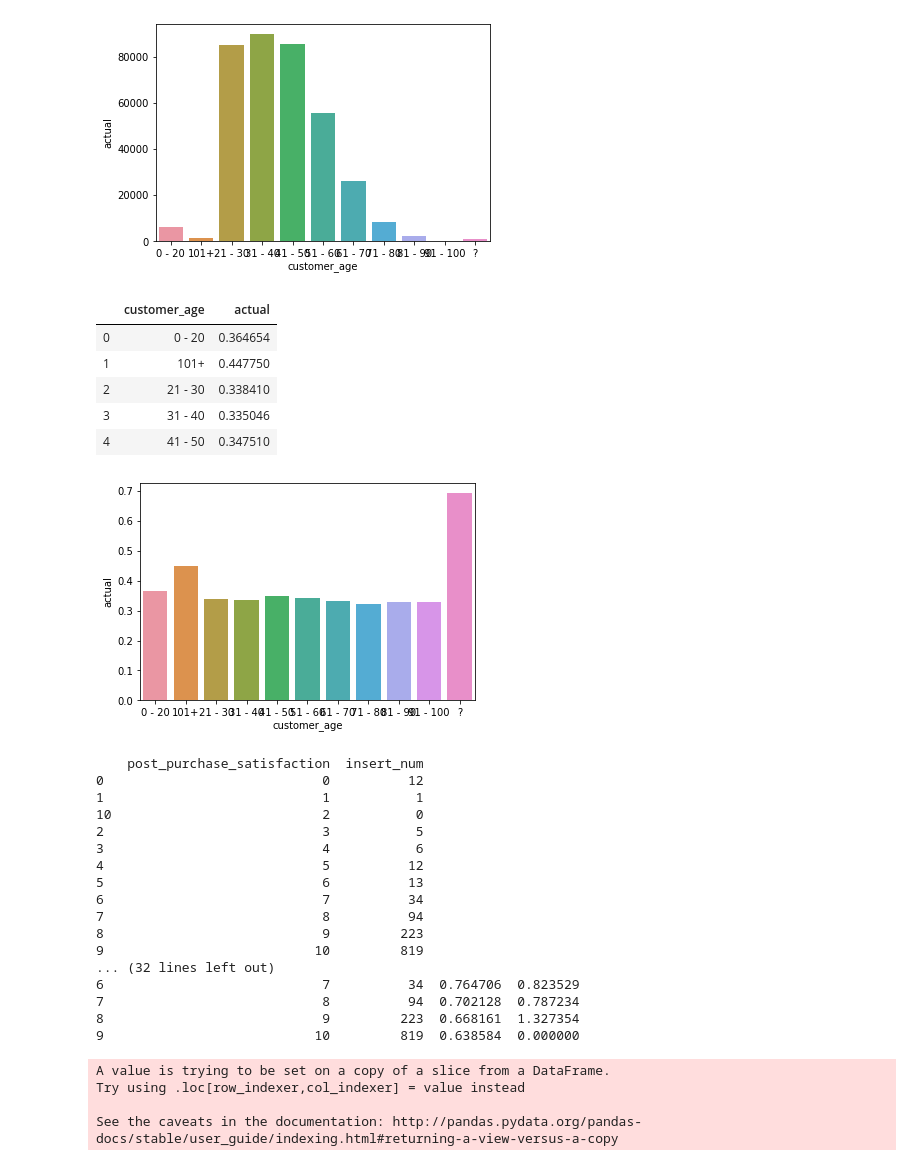
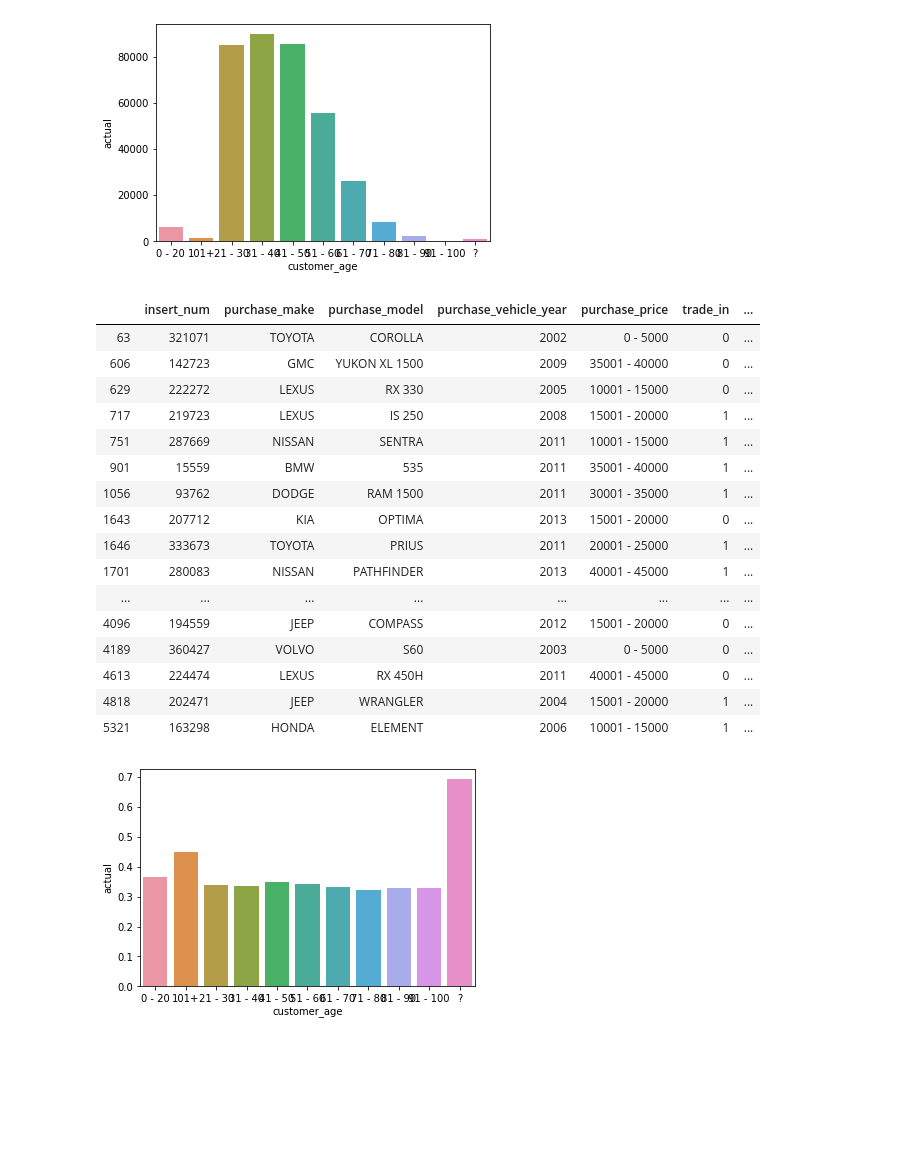
Before and after one commit to Natedogg373/CarMax_Analytics, a Jupyter notebook: EDA.ipynb, the cells around one changed output. Drawn from its saved outputs; the diff is of its cells as text; code cells hidden in the pictures; blank space fills up the shorter version.

```diff
--- a/EDA.ipynb
+++ b/EDA.ipynb
@@ -135,54 +175,28 @@ sns.barplot(x='customer_age', y='actual', data=age_counts)
 # %%
 age_buckets = data.groupby('customer_age')['actual'].mean().to_frame().reset_index()
 sns.barplot(x='customer_age', y='actual', data=age_buckets)
 #interesting that 101+ stands out as a higher liklihood to be a repeat
 age_buckets.head()
+len(data['customer_age'])-len(data[data['customer_age'] != '?'])
+#data[data['customer_age'] == '?'].head(25)
+
+data[data['customer_age'] == '101+'].head(25)
 # %% [output]
-|  | customer_age | actual |
-| 0 | 0 - 20 | 0.364654 |
-| 1 | 101+ | 0.447750 |
-| 2 | 21 - 30 | 0.338410 |
-| 3 | 31 - 40 | 0.335046 |
-| 4 | 41 - 50 | 0.347510 |
+|  | insert_num | purchase_make | purchase_model | purchase_vehicle_year | purchase_price | trade_in | ... |
+| 63 | 321071 | TOYOTA | COROLLA | 2002 | 0 - 5000 | 0 | ... |
+| 606 | 142723 | GMC | YUKON XL 1500 | 2009 | 35001 - 40000 | 0 | ... |
+| 629 | 222272 | LEXUS | RX 330 | 2005 | 10001 - 15000 | 0 | ... |
+| 717 | 219723 | LEXUS | IS 250 | 2008 | 15001 - 20000 | 1 | ... |
+| 751 | 287669 | NISSAN | SENTRA | 2011 | 10001 - 15000 | 1 | ... |
+| 901 | 15559 | BMW | 535 | 2011 | 35001 - 40000 | 1 | ... |
+| 1056 | 93762 | DODGE | RAM 1500 | 2011 | 30001 - 35000 | 1 | ... |
+| 1643 | 207712 | KIA | OPTIMA | 2013 | 15001 - 20000 | 0 | ... |
+| 1646 | 333673 | TOYOTA | PRIUS | 2011 | 20001 - 25000 | 1 | ... |
+| 1701 | 280083 | NISSAN | PATHFINDER | 2013 | 40001 - 45000 | 1 | ... |
+| ... | ... | ... | ... | ... | ... | ... | ... |
+| 4096 | 194559 | JEEP | COMPASS | 2012 | 15001 - 20000 | 0 | ... |
+| 4189 | 360427 | VOLVO | S60 | 2003 | 0 - 5000 | 0 | ... |
+| 4613 | 224474 | LEXUS | RX 450H | 2011 | 40001 - 45000 | 0 | ... |
+| 4818 | 202471 | JEEP | WRANGLER | 2004 | 15001 - 20000 | 1 | ... |
+| 5321 | 163298 | HONDA | ELEMENT | 2006 | 10001 - 15000 | 1 | ... |
 [figure]
-# %%
-data_2 = data.loc[data['post_purchase_satisfaction'] != '?']
-data_2['post_purchase_satisfaction'] = pd.to_numeric(data_2['post_purchase_satisfaction'])
-prefs_count = data_2.groupby('post_purchase_satisfaction')['insert_num'].count().to_frame().reset_index()
-prefs_count['post_purchase_satisfaction'] = pd.to_numeric(prefs_count['post_purchase_satisfaction'])
-prefs_count = prefs_count.append({'post_purchase_satisfaction' : 2 , 'insert_num' : 0} , ignore_index=True)
-prefs_count.sort_values(by=['post_purchase_satisfaction'], ascending=True, inplace=True)
-print(prefs_count.head(11))
-
-prefs_0 = data_2.loc[data['actual'] == 0].groupby('post_purchase_satisfaction')['insert_num'].count().to_frame().reset_index()
-prefs_1 = data_2.loc[data['actual'] == 1].groupby('post_purchase_satisfaction')['insert_num'].count().to_frame().reset_index()
-prefs_1 = prefs_1.append({'post_purchase_satisfaction' : 1 , 'insert_num' : 0} , ignore_index=True)
-prefs_0 = prefs_0.append({'post_purchase_satisfaction' : 2 , 'insert_num' : 0} , ignore_index=True)
-prefs_1 = prefs_1.append({'post_purchase_satisfaction' : 2 , 'insert_num' : 0} , ignore_index=True)
-
-#print(prefs_0)
-print(prefs_0)
-print(prefs_1)
-#print(prefs_count) # not working for some reason
-# %% [output]
-    post_purchase_satisfaction  insert_num
-0                            0          12
-1                            1           1
-10                           2           0
-2                            3           5
-3                            4           6
-4                            5          12
-5                            6          13
-6                            7          34
-7                            8          94
-8                            9         223
-9                           10         819
-... (32 lines left out)
-6                            7          34  0.764706  0.823529
-7                            8          94  0.702128  0.787234
-8                            9         223  0.668161  1.327354
-9                           10         819  0.638584  0.000000
-A value is trying to be set on a copy of a slice from a DataFrame.
-Try using .loc[row_indexer,col_indexer] = value instead
-
-See the caveats in the documentation: http://pandas.pydata.org/pandas-docs/stable/user_guide/indexing.html#returning-a-view-versus-a-copy
```
Also changed, not shown: parts of 12 cells of this notebook.
